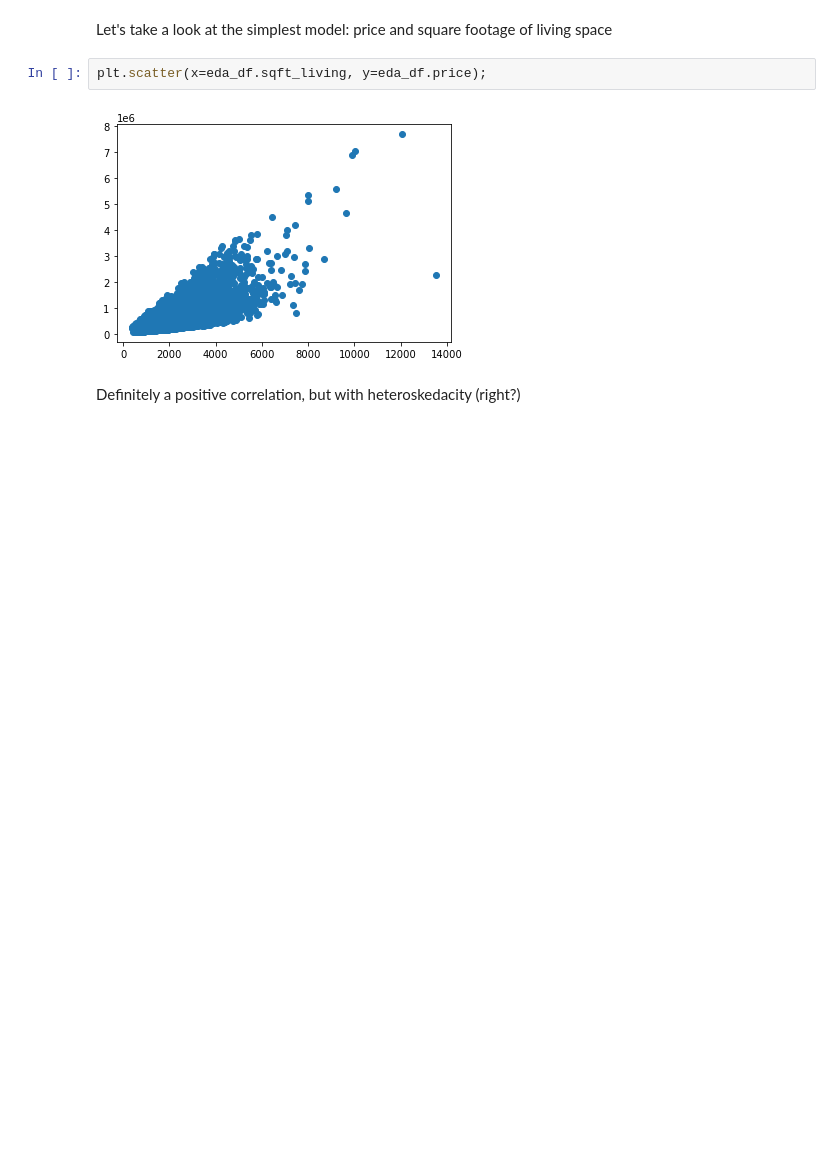
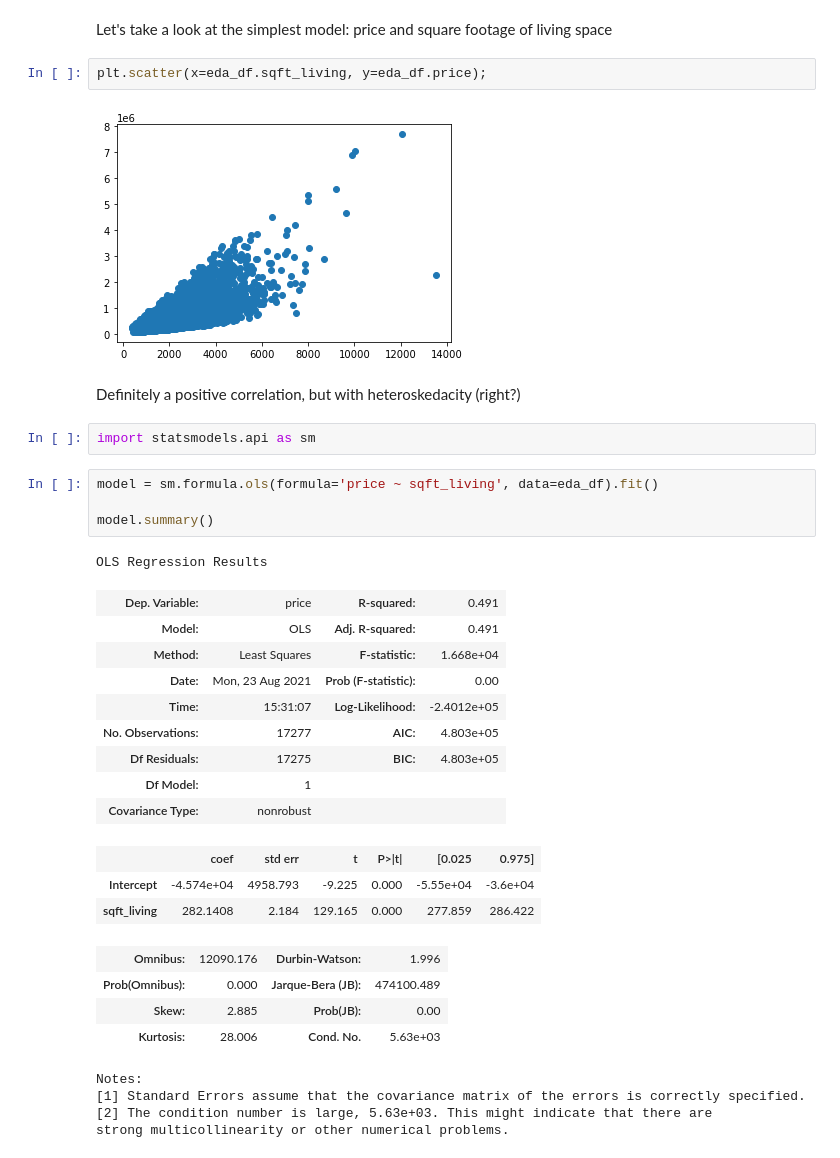
Before and after one commit to jmarkowi/kingcounty, a Jupyter notebook: Markowitz_working_nb.ipynb, the cells around one changed output. Cells and saved outputs as stored; diff of their text form; blank space fills up the shorter version.

```diff
--- a/Markowitz_working_nb.ipynb
+++ b/Markowitz_working_nb.ipynb
@@ -139,3 +225,31 @@ plt.scatter(x=eda_df.sqft_living, y=eda_df.price);
 [figure]
 # %% [markdown]
 Definitely a positive correlation, but with heteroskedacity (right?)
+# %%
+import statsmodels.api as sm
+# %%
+model = sm.formula.ols(formula='price ~ sqft_living', data=eda_df).fit()
+
+model.summary()
+# %% [output]
+OLS Regression Results
+| Dep. Variable: | price | R-squared: | 0.491 |
+| Model: | OLS | Adj. R-squared: | 0.491 |
+| Method: | Least Squares | F-statistic: | 1.668e+04 |
+| Date: | Mon, 23 Aug 2021 | Prob (F-statistic): | 0.00 |
+| Time: | 15:31:07 | Log-Likelihood: | -2.4012e+05 |
+| No. Observations: | 17277 | AIC: | 4.803e+05 |
+| Df Residuals: | 17275 | BIC: | 4.803e+05 |
+| Df Model: | 1 |  |  |
+| Covariance Type: | nonrobust |  |  |
+|  | coef | std err | t | P>|t| | [0.025 | 0.975] |
+| Intercept | -4.574e+04 | 4958.793 | -9.225 | 0.000 | -5.55e+04 | -3.6e+04 |
+| sqft_living | 282.1408 | 2.184 | 129.165 | 0.000 | 277.859 | 286.422 |
+| Omnibus: | 12090.176 | Durbin-Watson: | 1.996 |
+| Prob(Omnibus): | 0.000 | Jarque-Bera (JB): | 474100.489 |
+| Skew: | 2.885 | Prob(JB): | 0.00 |
+| Kurtosis: | 28.006 | Cond. No. | 5.63e+03 |
+Notes:
+[1] Standard Errors assume that the covariance matrix of the errors is correctly specified.
+[2] The condition number is large, 5.63e+03. This might indicate that there are
+strong multicollinearity or other numerical problems.
```
Also changed, not shown: parts of 10 cells of this notebook.
